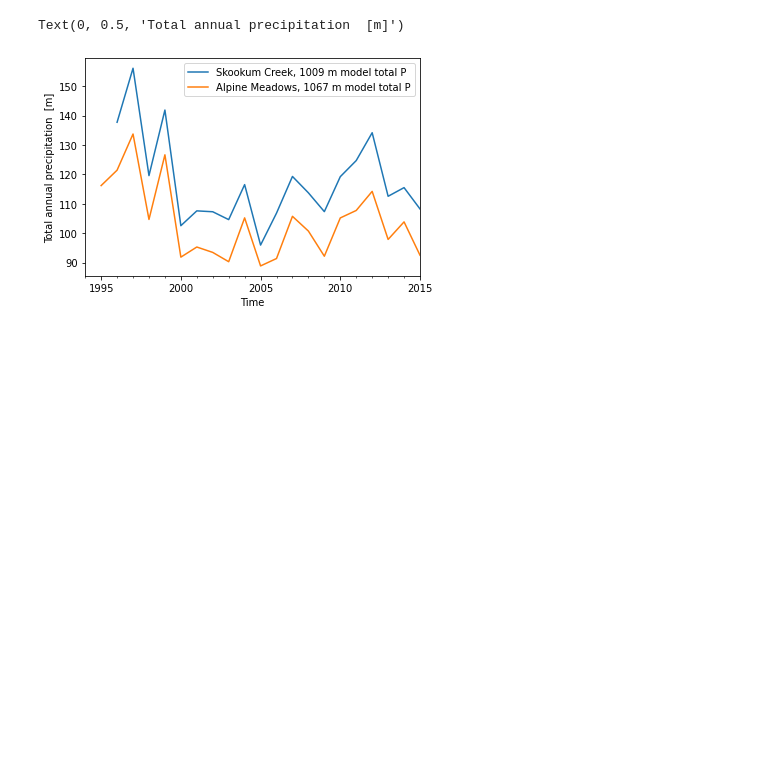
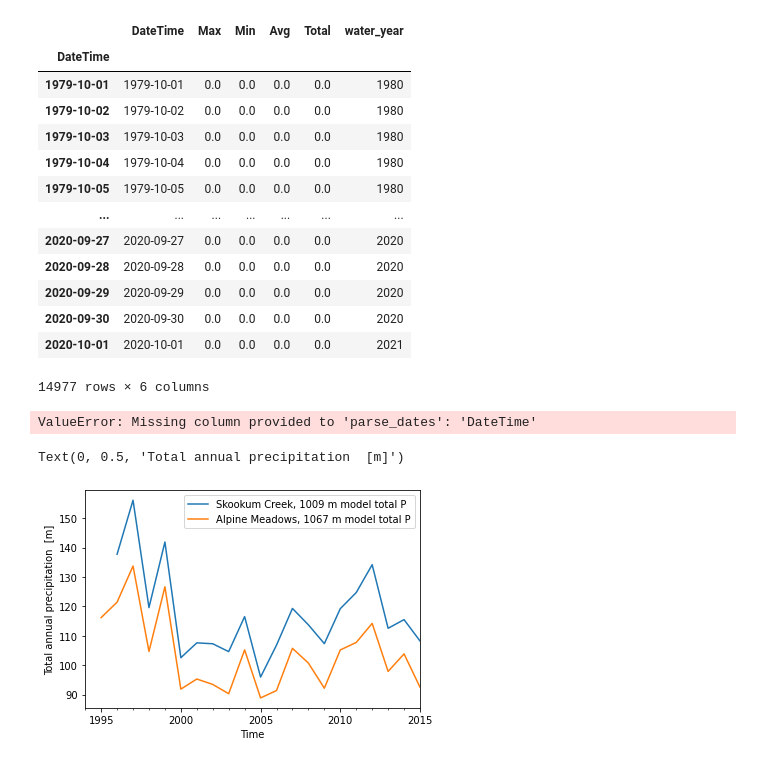
Before and after one commit to NCristea/Snow_SCL, a Jupyter notebook: compare_datasets.ipynb, the cells around one changed output. Drawn from its saved outputs; the diff is of its cells as text; code cells hidden in the pictures; blank space fills up the shorter version.

```diff
--- a/compare_datasets.ipynb
+++ b/compare_datasets.ipynb
@@ -23,15 +23,56 @@ ROOT_DIR = os.path.abspath(os.curdir)
 from hydroplotting import funcutils as fc
 
 #get paths for data files
-# path to observations
 path_Skook_obs = ROOT_DIR + '/Data/Raw/bcqc_47.68000_-121.61000._Skookum_Creek.txt'
 path_Alpine_obs = ROOT_DIR + '/Data/Raw/bcqc_47.78000_-121.70000_Alpine_Meadows.txt'
-#path to model data
-#path_Alpine_model = ROOT_DIR + '/Data/Raw/SNOTEL_tests/prismWRFlapse_3C_Pixel_Alpine_Meadows.csv'
+
 #path to SPU data
-path_Alpine_P_SPU = ROOT_DIR + 'Data/Raw/p0908_precip_AlpineM.csv'
+path_Alpine_P_SPU = ROOT_DIR + '/Data/Raw/p0908_precip_AlpineM.txt'
 path_Skook_P_SPU = ROOT_DIR + '/Data/Raw/p0912_precip_SkookumCr.txt'
+
+#path_snotel_skooK_P_SPU = ROOT_DIR + '/Data/Raw/p0912_precip_SkookumCr.txt'
 #path to model data
 path_Alpine_model = ROOT_DIR + '/Data/Raw/DHSVM_prismWRFlapse_3C_Pixel_Alpine_Meadows.csv'
 path_Skook_model = ROOT_DIR + '/Data/Raw/DHSVM_prismWRFlapse-3C_Pixel.Skookum_Creek.csv'
+# %%
+df_snotel_obs_SPU_Skookum = fc.spu_snotel_data(path_Skook_P_SPU)
+df_snotel_obs_SPU_Skookum
+df_snotel_obs_SPU_Alpine = fc.spu_snotel_data(path_Alpine_P_SPU)
+df_snotel_obs_SPU_Alpine
+# %% [output]
+|  | DateTime | Max | Min | Avg | Total | water_year |
+| DateTime |  |  |  |  |  |  |
+| 1979-10-01 | 1979-10-01 | 0.0 | 0.0 | 0.0 | 0.0 | 1980 |
+| 1979-10-02 | 1979-10-02 | 0.0 | 0.0 | 0.0 | 0.0 | 1980 |
+| 1979-10-03 | 1979-10-03 | 0.0 | 0.0 | 0.0 | 0.0 | 1980 |
+| 1979-10-04 | 1979-10-04 | 0.0 | 0.0 | 0.0 | 0.0 | 1980 |
+| 1979-10-05 | 1979-10-05 | 0.0 | 0.0 | 0.0 | 0.0 | 1980 |
+| ... | ... | ... | ... | ... | ... | ... |
+| 2020-09-27 | 2020-09-27 | 0.0 | 0.0 | 0.0 | 0.0 | 2020 |
+| 2020-09-28 | 2020-09-28 | 0.0 | 0.0 | 0.0 | 0.0 | 2020 |
+| 2020-09-29 | 2020-09-29 | 0.0 | 0.0 | 0.0 | 0.0 | 2020 |
+| 2020-09-30 | 2020-09-30 | 0.0 | 0.0 | 0.0 | 0.0 | 2020 |
+| 2020-10-01 | 2020-10-01 | 0.0 | 0.0 | 0.0 | 0.0 | 2021 |
+14977 rows × 6 columns
+# %%
+#get into the xarray and xclim format for use with the xclim package
+#model
+df_model_data_Alpine = fc.get_model_dataframe(path_Alpine_model)
+df_model_data_Skookum = fc.get_model_dataframe(path_Skook_model)
+ds_model_point_Alpine = fc.model_point_data_xr(df_model_data_Alpine)
+ds_model_point_Skookum = fc.model_point_data_xr(df_model_data_Skookum)
+
+#observations
+df_snotel_Skookum = fc.snotel_data(path_Skook_obs)
+df_snotel_Alpine = fc.snotel_data(path_Alpine_obs)
+ds_bcbq_obs_Skookum = fc.bcbq_snotel_data_xr(df_snotel_Skookum)
+ds_bcbq_obs_Alpine = fc.bcbq_snotel_data_xr(df_snotel_Alpine)
+
+#SPU
+df_snotel_obs_SPU_Skookum = fc.spu_snotel_data(path_Skook_P_SPU)
+df_snotel_obs_SPU_Alpine = fc.spu_snotel_data(path_Alpine_P_SPU)
+#df_snotel_obs_SPU_Skookum = fc.spu_snotel_data(path_Alpine_P_SPU)
+#df_snotel_obs_SPU_Alpine = fc.spu_snotel_data(path_Skook_P_SPU)
+# %% [output]
+ValueError: Missing column provided to 'parse_dates': 'DateTime'
 # %%
```
Also changed, not shown: parts of 18 cells of this notebook, 2 other files.
